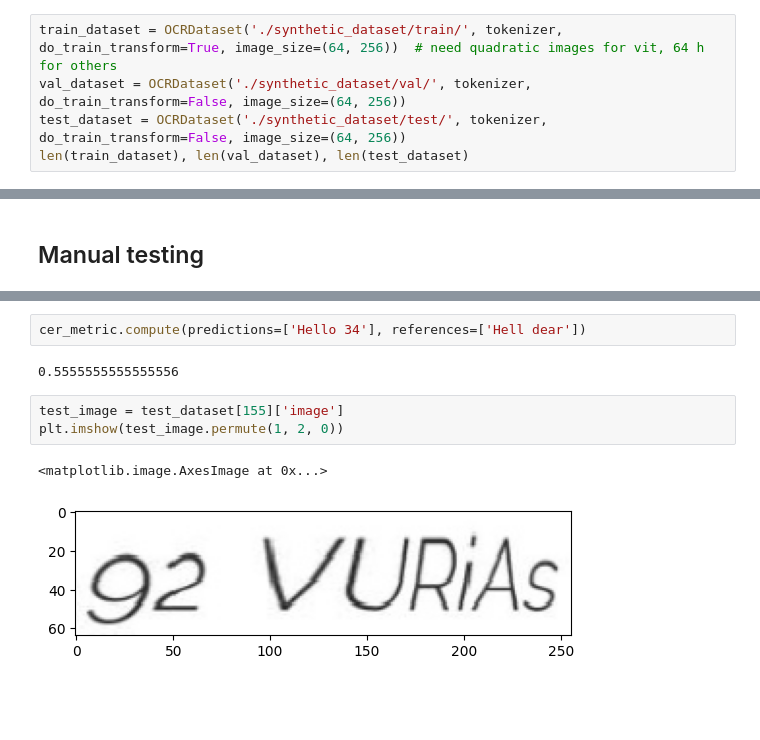
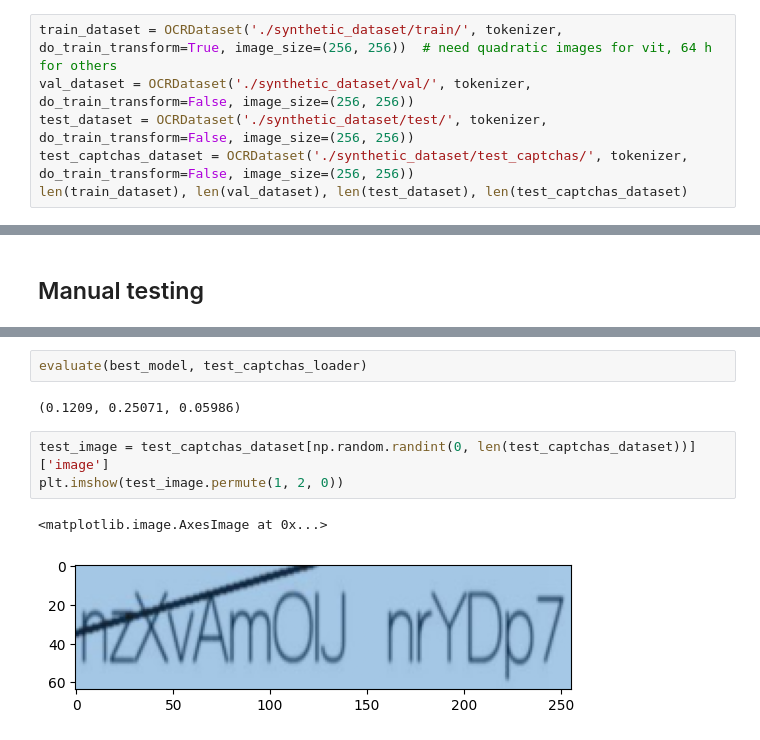
Before and after one commit to hivaze/Captcha-OCR-Models, a Jupyter notebook: training.ipynb, the cells around one changed output, grey strips where cells are left out. Cells and saved outputs as stored; diff of their text form; blank space fills up the shorter version.

```diff
--- a/training.ipynb
+++ b/training.ipynb
@@ -25,8 +25,9 @@ tokenizer.counter.most_common(5)
 # %% [output]
 [(' ', 10061), ('8', 3028), ('S', 3012), ('b', 3006), ('V', 2992)]
 # %%
-train_dataset = OCRDataset('./synthetic_dataset/train/', tokenizer, do_train_transform=True, image_size=(64, 256))  # need quadratic images for vit, 64 h for others
-val_dataset = OCRDataset('./synthetic_dataset/val/', tokenizer, do_train_transform=False, image_size=(64, 256))
-test_dataset = OCRDataset('./synthetic_dataset/test/', tokenizer, do_train_transform=False, image_size=(64, 256))
-len(train_dataset), len(val_dataset), len(test_dataset)
+train_dataset = OCRDataset('./synthetic_dataset/train/', tokenizer, do_train_transform=True, image_size=(256, 256))  # need quadratic images for vit, 64 h for others
+val_dataset = OCRDataset('./synthetic_dataset/val/', tokenizer, do_train_transform=False, image_size=(256, 256))
+test_dataset = OCRDataset('./synthetic_dataset/test/', tokenizer, do_train_transform=False, image_size=(256, 256))
+test_captchas_dataset = OCRDataset('./synthetic_dataset/test_captchas/', tokenizer, do_train_transform=False, image_size=(256, 256))
+len(train_dataset), len(val_dataset), len(test_dataset), len(test_captchas_dataset)
 # %% [output]
@@ -275,13 +279,13 @@ evaluate(best_model, test_loader)
-# %%
-cer_metric.compute(predictions=['Hello 34'], references=['Hell dear'])
-# %% [output]
-0.5555555555555556
+# %%
+evaluate(best_model, test_captchas_loader)
+# %% [output]
+(0.1209, 0.25071, 0.05986)
 # %%
-test_image = test_dataset[155]['image']
+test_image = test_captchas_dataset[np.random.randint(0, len(test_captchas_dataset))]['image']
 plt.imshow(test_image.permute(1, 2, 0))
 # %% [output]
 <matplotlib.image.AxesImage at 0x...>
-[figure, old version]
+[figure, new version]
 # %%
 tokenizer.decode(best_model(test_image.unsqueeze(0).to(device)).permute(1, 0, 2).argmax(-1), drop_special=True)
 # %% [output]
```
Also changed, not shown: parts of 21 cells of this notebook, 18 other files.
